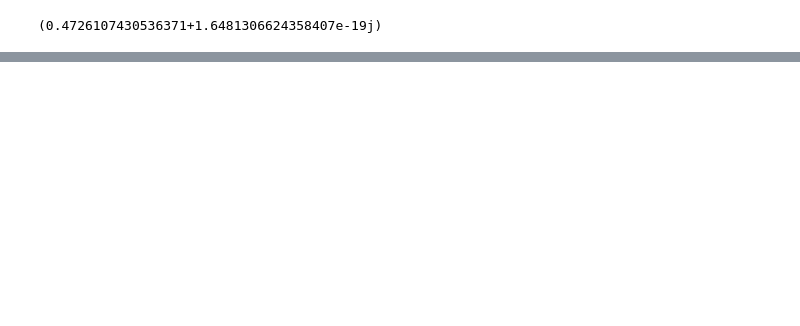
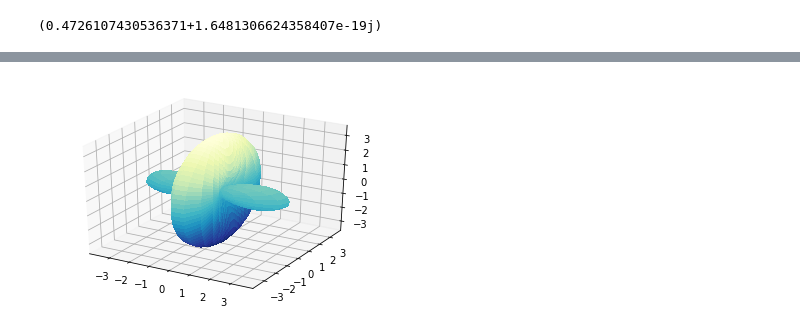
Before and after one commit to yidiq7/Manifold, a Jupyter notebook: Optimization.ipynb, the cells around one changed output, grey strips where cells are left out. Drawn from its saved outputs; the diff is of its cells as text; code cells hidden in the pictures; blank space fills up the shorter version.

```diff
--- a/Optimization.ipynb
+++ b/Optimization.ipynb
@@ -9,7 +9,7 @@ import math
 z0, z1, z2, z3, z4= sp.symbols('z0, z1, z2, z3, z4')
 Z = [z0,z1,z2,z3,z4]
 f = z0**5 + z1**5 + z2**5 + z3**5 + z4**5
-HS = Hypersurface(Z, f, 100)
+HS = Hypersurface(Z, f, 1000)
 # %%
 HS.set_k(1)
 ns = HS.n_sections
@@ -38,7 +38,7 @@ The first matrix is the real part and second is the imaginary part.
 # %%
 #g0 = np.concatenate((np.ones(ns**2), np.ones(ns**2)),axis=None)*math.sqrt(1/2)
 g0 = np.concatenate((np.identity(ns), np.identity(ns)), axis=None)*math.sqrt(1/2)
-noise_real = 2 * np.random.rand(ns,ns) - 1
-noise_imag = 2 * np.random.rand(ns,ns) - 1
+noise_real = np.tril((2 * np.random.rand(ns,ns) - 1) - 1)
+noise_imag = np.tril((2 * np.random.rand(ns,ns) - 1) - 1)
 noise = np.concatenate((noise_real, noise_imag), axis=None)*0.1
 g0 = g0 + noise
@@ -61,0 +101,26 @@ HS.integrate(lambda patch, point, h_matrix=h_minimal:
+# %%
+patch = HS.patches[0].patches[0]
+theta, phi = np.linspace(0.0001,np.pi+0.0001, 40), np.linspace(0.0001, 2*np.pi+0.0001, 40)
+R = []
+for j in phi:
+    theta_list = []
+    for i in theta:
+        t = complex(math.sin(i)*math.sin(j), math.cos(i))/(sin(i)*cos(j))
+        if np.absolute(t) <= 1:
+            eta = patch.num_eta(h_minimal, [1, -1, t, 0, -t])
+        else:
+            eta = patch.num_eta(h_minimal,[1, -1, 1/t, 0, -1/t])
+        theta_list.append(eta)
+    R.append(theta_list)
+R = np.asarray(R)
+THETA, PHI = np.meshgrid(theta, phi)
+X = R * np.sin(THETA) * np.cos(PHI)
+Y = R * np.sin(THETA) * np.sin(PHI)
+Z = R * np.cos(THETA)
+fig = plt.figure()
+ax = fig.add_subplot(1,1,1, projection='3d')
+plot = ax.plot_surface(
+    X, Y, Z, rstride=1, cstride=1, cmap=plt.cm.YlGnBu_r,
+    linewidth=0, antialiased=False)
+# %% [output]
+[figure, added]
```
Also changed, not shown: parts of 4 cells of this notebook.
